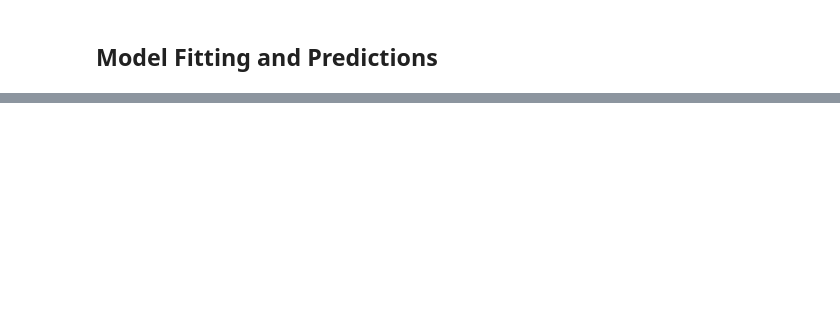
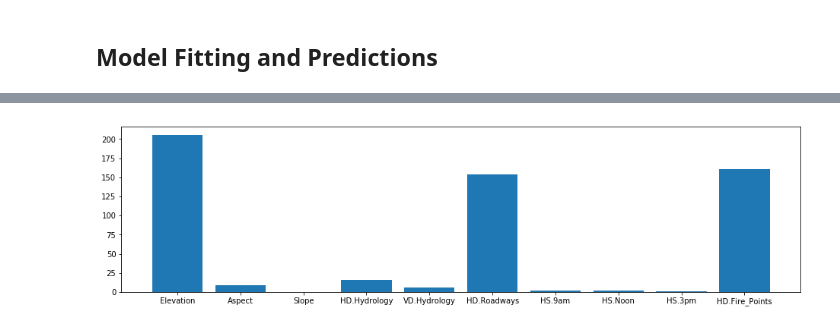
Before and after one commit to paulang-mids/W207-FinalProject, a Jupyter notebook: ForestCoverPrediction.ipynb, the cells around one changed output, grey strips where cells are left out. Cells and saved outputs as stored; diff of their text form; code cells hidden in the pictures; blank space fills up the shorter version.

```diff
--- a/ForestCoverPrediction.ipynb
+++ b/ForestCoverPrediction.ipynb
@@ -1660,0 +1378,14 @@ test_data_sub_df.to_csv('Submission.csv', index=None)
+# %%
+#Create a dataframe with difference of the means of the features for cover type 1 and 2
+df_1_2_mean_diff=pd.DataFrame(abs(train_data_orig[(train_data_orig.Cover_Type==1) | (train_data_orig.Cover_Type==2)].drop(['Id'], axis=1) \
+                .groupby('Cover_Type').agg(('mean')).diff().iloc[1,:]))
+#Separate out continuous and binary columns
+df_1_2_mean_diff_c = df_1_2_mean_diff.iloc[:10,:]
+df_1_2_mean_diff_nc = df_1_2_mean_diff.iloc[10:,:]
+# %%
+#Plot histogram for difference of means for columns with continuous data
+fig=plt.figure(figsize=(16,4))
+plt.bar(df_1_2_mean_diff_c.index, df_1_2_mean_diff_c[2])
+plt.show()
+# %% [output]
+[figure, added]
```
Also changed, not shown: parts of 245 cells of this notebook, 7 other files.
